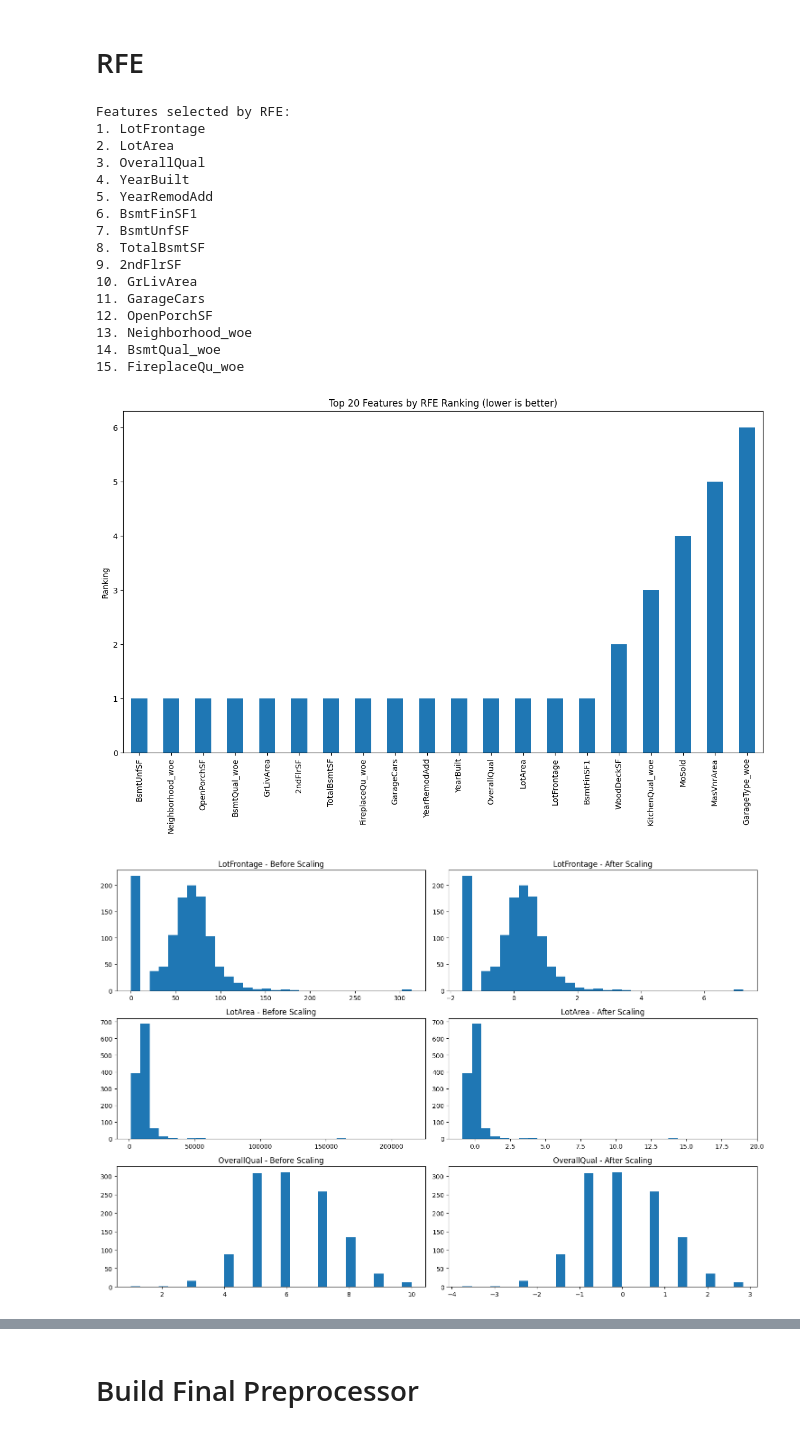
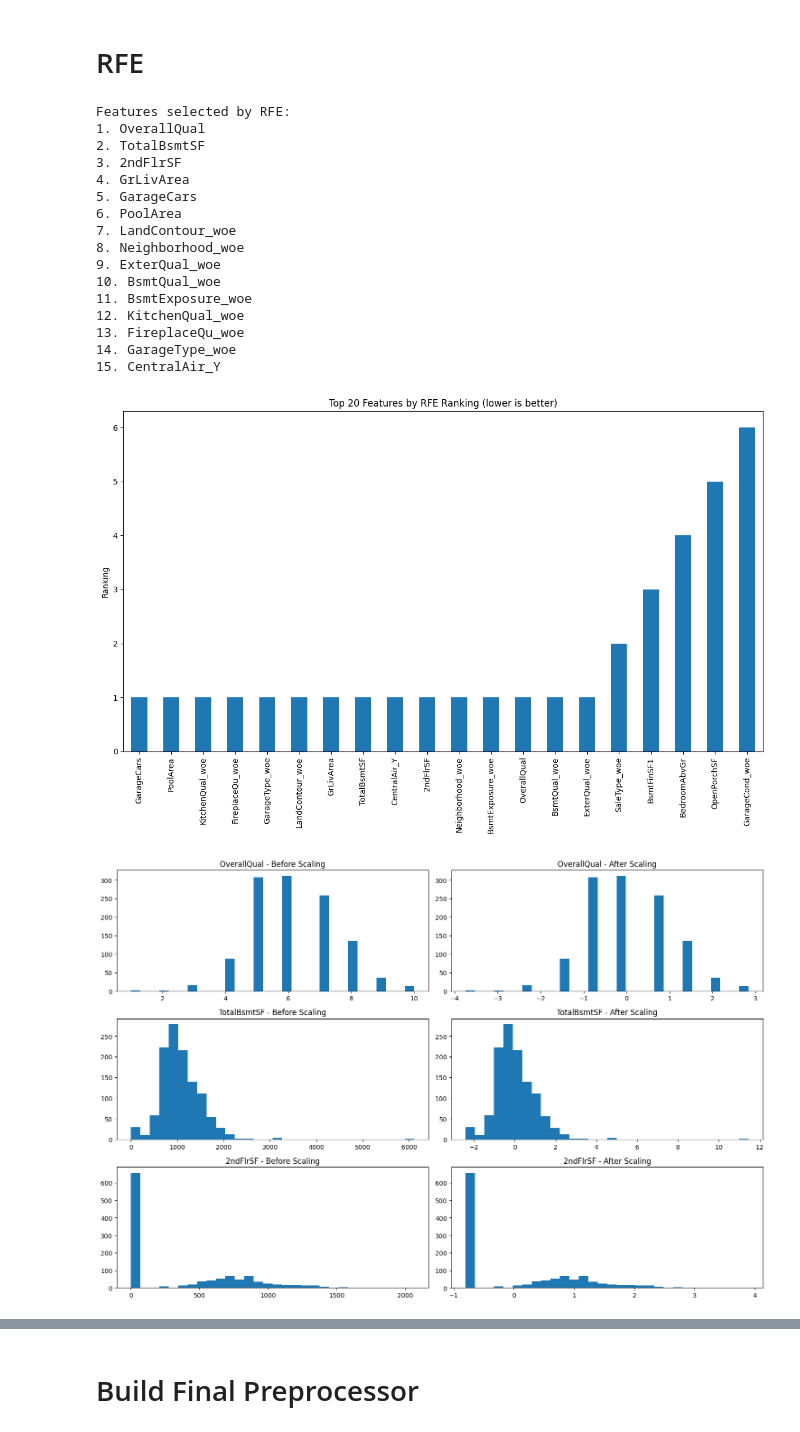
Before and after one commit to AleksandreBakhtadze/ML-abakh22-assignment-1, a Jupyter notebook: model-experiment.ipynb, the cells around one changed output, grey strips where cells are left out. Drawn from its saved outputs; the diff is of its cells as text; code cells hidden in the pictures.

Commit message:
Kaggle Notebook | model_experiment | XGBoost|correlation|RFE

```diff
--- a/model-experiment.ipynb
+++ b/model-experiment.ipynb
@@ -308,7 +308,7 @@ import mlflow
 import mlflow.sklearn
 from sklearn.preprocessing import StandardScaler
 from sklearn.feature_selection import RFE
-from sklearn.ensemble import RandomForestRegressor
+from xgboost import XGBRegressor  # XGBoost instead of RandomForest
 import matplotlib.pyplot as plt
 import numpy as np
 import pandas as pd
@@ -317,7 +317,7 @@ import os
 # Set experiment
 mlflow.set_experiment("RFE_Feature_Selection")
 
-with mlflow.start_run(run_name="RFE_RF_n100_d50"):
+with mlflow.start_run(run_name="RFE_XGB_default"):
     # Scale features
     scaler = StandardScaler()
     X_train_scaled = pd.DataFrame(
@@ -326,8 +326,8 @@ with mlflow.start_run(run_name="RFE_RF_n100_d50"):
         index=X_train_t.index
     )
 
-    # RFE with RandomForest
-    model = RandomForestRegressor(n_estimators=100, max_depth=20, random_state=42)
+    # RFE with XGBoost
+    model = XGBRegressor(random_state=42, verbosity=0)  # Use default params
     rfe = RFE(estimator=model, n_features_to_select=15, step=1)
     rfe.fit(X_train_scaled, y_train)
 
@@ -362,47 +362,47 @@ with mlflow.start_run(run_name="RFE_RF_n100_d50"):
         plt.hist(X_train_t[feature], bins=30)
         plt.title(f'{feature} - Before Scaling')
 
         plt.subplot(3, 2, 2*i)
         plt.hist(X_train_scaled[feature], bins=30)
         plt.title(f'{feature} - After Scaling')
 
     plt.tight_layout()
     scaling_plot_path = "scaling_visualization.png"
     plt.savefig(scaling_plot_path)
     mlflow.log_artifact(scaling_plot_path)
 
     # Scatter plots vs SalePrice
     plt.figure(figsize=(15, 10))
     for i, feature in enumerate(rfe_selected_features[:5], 1):
         plt.subplot(2, 3, i)
         plt.scatter(X_train_scaled[feature], y_train, alpha=0.5)
         plt.title(f'{feature} vs SalePrice')
         plt.xlabel(feature)
         plt.ylabel('SalePrice')
 
     plt.tight_layout()
     scatter_plot_path = "feature_distributions.png"
     plt.savefig(scatter_plot_path)
     mlflow.log_artifact(scatter_plot_path)
 
     # Optional: Show the plots if working interactively
     plt.show()
 # %% [output]
 Features selected by RFE:
-1. LotFrontage
-2. LotArea
-3. OverallQual
-4. YearBuilt
-5. YearRemodAdd
-6. BsmtFinSF1
-7. BsmtUnfSF
-8. TotalBsmtSF
-9. 2ndFlrSF
-10. GrLivArea
-11. GarageCars
-12. OpenPorchSF
-13. Neighborhood_woe
-14. BsmtQual_woe
-15. FireplaceQu_woe
+1. OverallQual
+2. TotalBsmtSF
+3. 2ndFlrSF
+4. GrLivArea
+5. GarageCars
+6. PoolArea
+7. LandContour_woe
+8. Neighborhood_woe
+9. ExterQual_woe
+10. BsmtQual_woe
+11. BsmtExposure_woe
+12. KitchenQual_woe
+13. FireplaceQu_woe
+14. GarageType_woe
+15. CentralAir_Y
-[figure, old version]
+[figure, new version]
-[figure, old version]
+[figure, new version]
```
Also changed, not shown: parts of 3 cells of this notebook.
